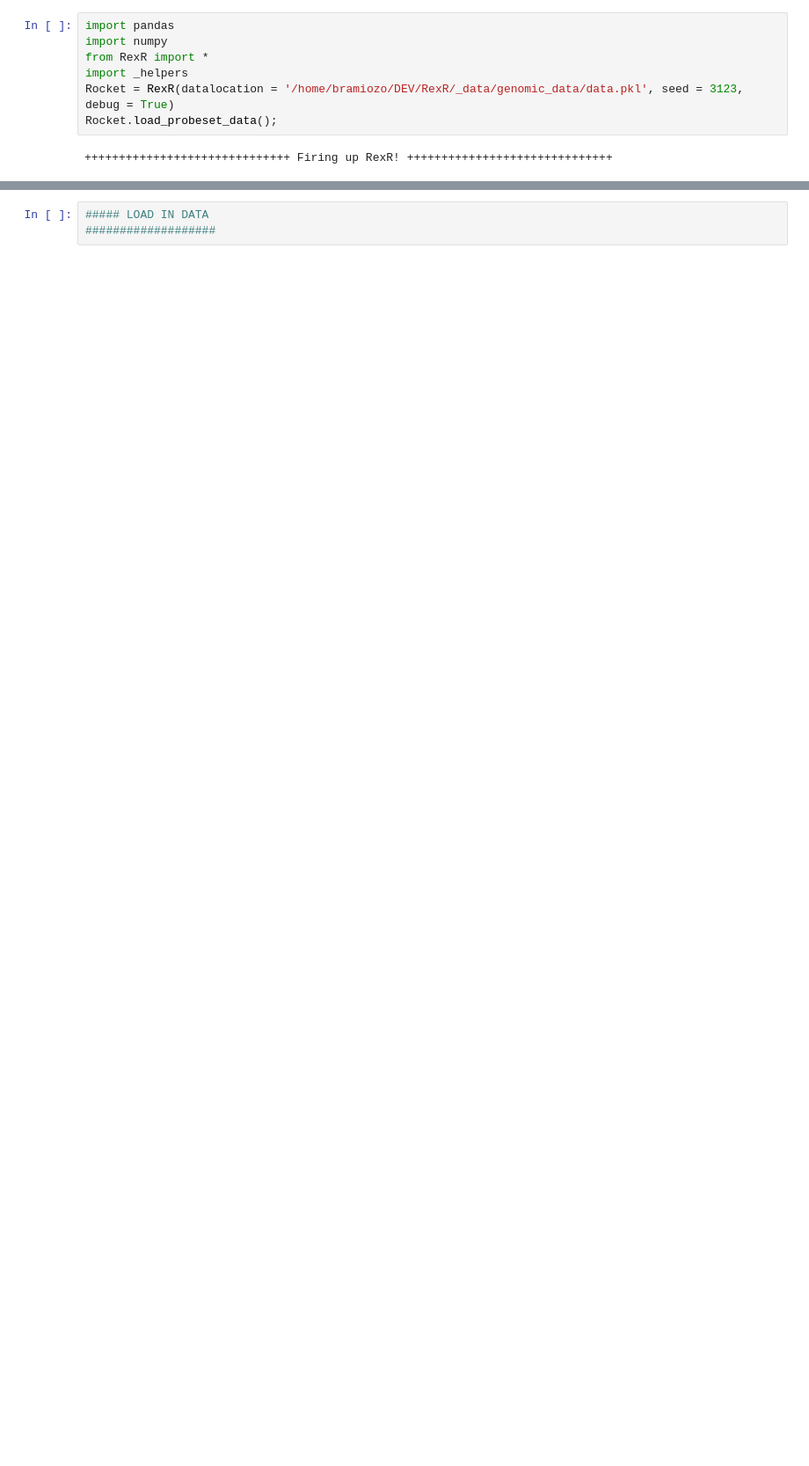
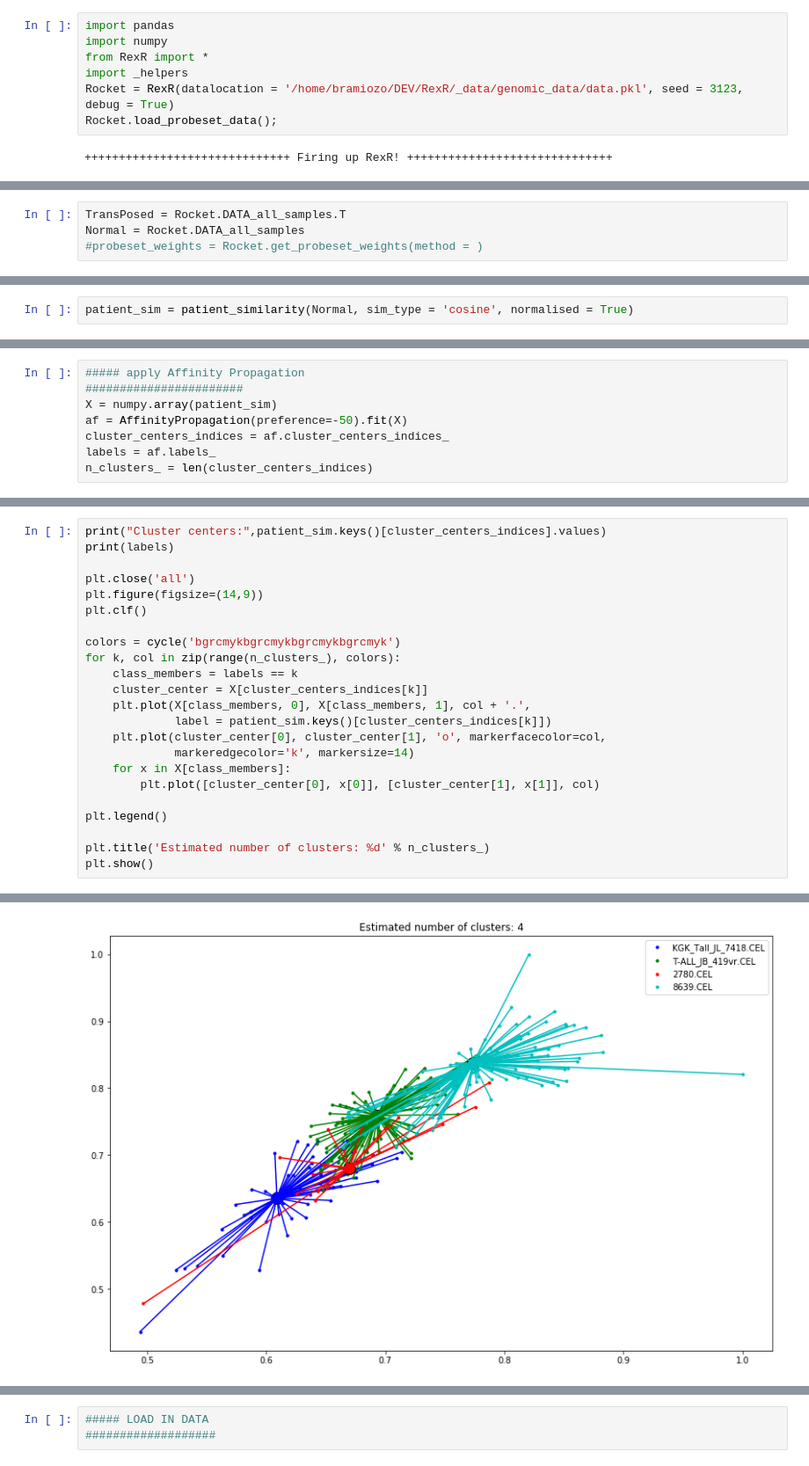
Before and after one commit to bramiozo/RexR, a Jupyter notebook: playground.ipynb, the cells around one changed output, grey strips where cells are left out. Shown at 88% size. Cells and saved outputs as stored; diff of their text form; blank space fills up the shorter version.

```diff
--- a/playground.ipynb
+++ b/playground.ipynb
@@ -9,0 +22,4 @@ Rocket.load_probeset_data();
+# %%
+TransPosed = Rocket.DATA_all_samples.T
+Normal = Rocket.DATA_all_samples
+#probeset_weights = Rocket.get_probeset_weights(method = )
@@ -9,0 +129,2 @@ Rocket.load_probeset_data();
+# %%
+patient_sim = patient_similarity(Normal, sim_type = 'cosine', normalised = True)
@@ -9,0 +212,8 @@ Rocket.load_probeset_data();
+# %%
+##### apply Affinity Propagation
+#######################
+X = numpy.array(patient_sim)
+af = AffinityPropagation(preference=-50).fit(X)
+cluster_centers_indices = af.cluster_centers_indices_
+labels = af.labels_
+n_clusters_ = len(cluster_centers_indices)
@@ -9,0 +261,24 @@ Rocket.load_probeset_data();
+# %%
+print("Cluster centers:",patient_sim.keys()[cluster_centers_indices].values)
+print(labels)
+
+plt.close('all')
+plt.figure(figsize=(14,9))
+plt.clf()
+
+colors = cycle('bgrcmykbgrcmykbgrcmykbgrcmyk')
+for k, col in zip(range(n_clusters_), colors):
+    class_members = labels == k
+    cluster_center = X[cluster_centers_indices[k]]
+    plt.plot(X[class_members, 0], X[class_members, 1], col + '.',
+             label = patient_sim.keys()[cluster_centers_indices[k]])
+    plt.plot(cluster_center[0], cluster_center[1], 'o', markerfacecolor=col,
+             markeredgecolor='k', markersize=14)
+    for x in X[class_members]:
+        plt.plot([cluster_center[0], x[0]], [cluster_center[1], x[1]], col)
+
+plt.legend()
+
+plt.title('Estimated number of clusters: %d' % n_clusters_)
+plt.show()
+# %% [output]
@@ -9,0 +295 @@ Rocket.load_probeset_data();
+[figure, added]
```
Also changed, not shown: parts of 16 cells of this notebook, 2 other files.
